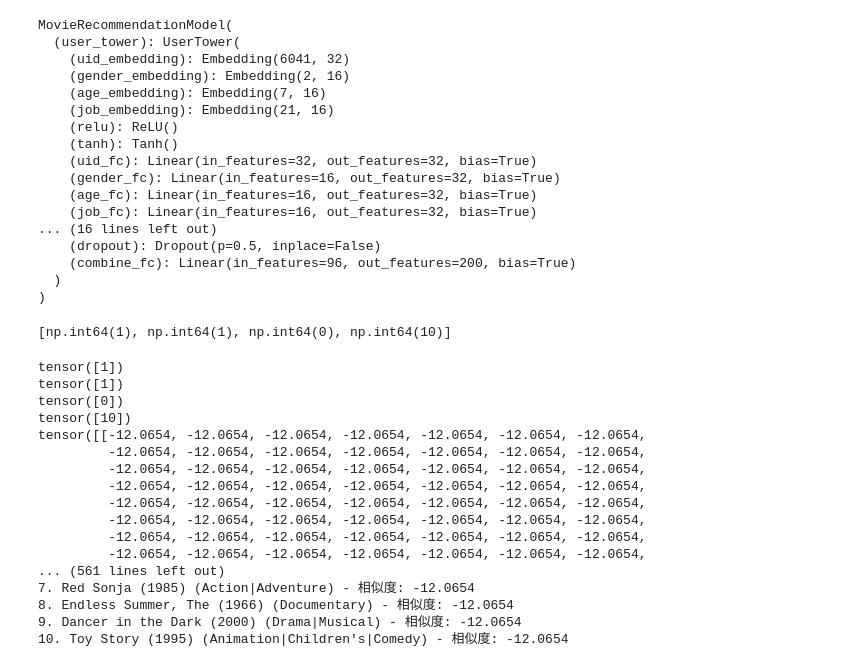
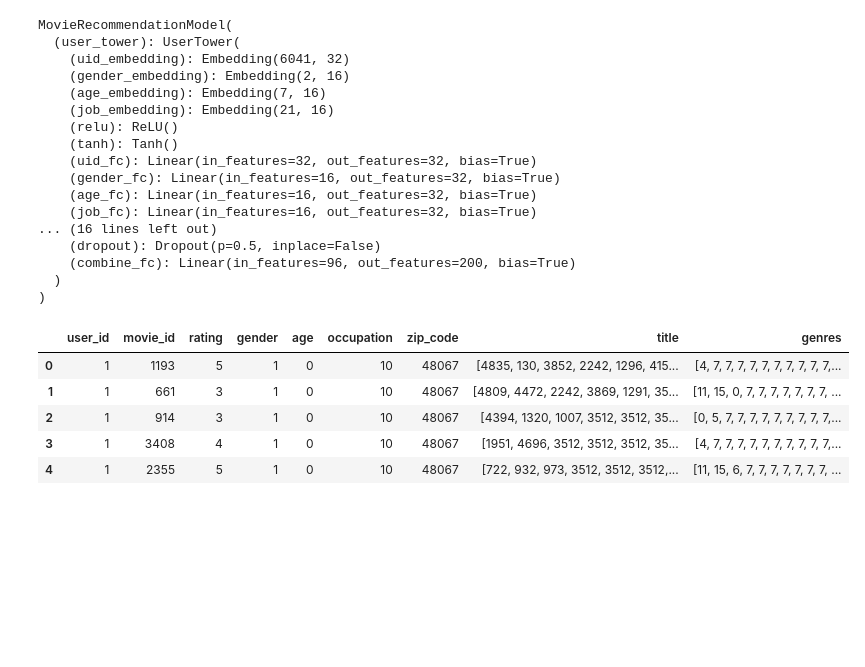
Before and after one commit to Althealam/MovieLens-Recommendation-Project, a Jupyter notebook: two_tower_model_infer.ipynb, the cells around one changed output. Saved outputs shown, nothing was run; the diff lists cells and outputs as text; code cells hidden in the pictures; blank space fills up the shorter version.

```diff
--- a/two_tower_model_infer.ipynb
+++ b/two_tower_model_infer.ipynb
@@ -150,5 +120,0 @@ def prepare_user_features(user_id):
-# %%
-user_features=prepare_user_features(1)
-print(user_features)
-# %% [output]
-[np.int64(1), np.int64(1), np.int64(0), np.int64(10)]
@@ -247,25 +121,9 @@ def recommend_movies(model, user_id, top_k=10):
-# %%
-user_id = 1
-recommendations = recommend_movies(model, user_id, top_k=10)
-
-print(f"为用户 {user_id} 推荐的电影:")
-for i, rec in enumerate(recommendations, 1):
-    print(f"{i}. {movie_id_to_title[rec['movie_id']]} ({movie_id_to_genres[rec['movie_id']]}) - 相似度: {rec['score']:.4f}")
-# %% [output]
-tensor([1])
-tensor([1])
-tensor([0])
-tensor([10])
-tensor([[-12.0654, -12.0654, -12.0654, -12.0654, -12.0654, -12.0654, -12.0654,
-         -12.0654, -12.0654, -12.0654, -12.0654, -12.0654, -12.0654, -12.0654,
-         -12.0654, -12.0654, -12.0654, -12.0654, -12.0654, -12.0654, -12.0654,
-         -12.0654, -12.0654, -12.0654, -12.0654, -12.0654, -12.0654, -12.0654,
-         -12.0654, -12.0654, -12.0654, -12.0654, -12.0654, -12.0654, -12.0654,
-         -12.0654, -12.0654, -12.0654, -12.0654, -12.0654, -12.0654, -12.0654,
-         -12.0654, -12.0654, -12.0654, -12.0654, -12.0654, -12.0654, -12.0654,
-         -12.0654, -12.0654, -12.0654, -12.0654, -12.0654, -12.0654, -12.0654,
-... (561 lines left out)
-7. Red Sonja (1985) (Action|Adventure) - 相似度: -12.0654
-8. Endless Summer, The (1966) (Documentary) - 相似度: -12.0654
-9. Dancer in the Dark (2000) (Drama|Musical) - 相似度: -12.0654
-10. Toy Story (1995) (Animation|Children's|Comedy) - 相似度: -12.0654
+# %%
+data.head()
+# %% [output]
+|  | user_id | movie_id | rating | gender | age | occupation | zip_code | title | genres |
+| 0 | 1 | 1193 | 5 | 1 | 0 | 10 | 48067 | [4835, 130, 3852, 2242, 1296, 415... | [4, 7, 7, 7, 7, 7, 7, 7, 7, 7, 7,... |
+| 1 | 1 | 661 | 3 | 1 | 0 | 10 | 48067 | [4809, 4472, 2242, 3869, 1291, 35... | [11, 15, 0, 7, 7, 7, 7, 7, 7, 7, ... |
+| 2 | 1 | 914 | 3 | 1 | 0 | 10 | 48067 | [4394, 1320, 1007, 3512, 3512, 35... | [0, 5, 7, 7, 7, 7, 7, 7, 7, 7, 7,... |
+| 3 | 1 | 3408 | 4 | 1 | 0 | 10 | 48067 | [1951, 4696, 3512, 3512, 3512, 35... | [4, 7, 7, 7, 7, 7, 7, 7, 7, 7, 7,... |
+| 4 | 1 | 2355 | 5 | 1 | 0 | 10 | 48067 | [722, 932, 973, 3512, 3512, 3512,... | [11, 15, 6, 7, 7, 7, 7, 7, 7, 7, ... |
```
Also changed, not shown: parts of 13 cells of this notebook, 3 other files.
